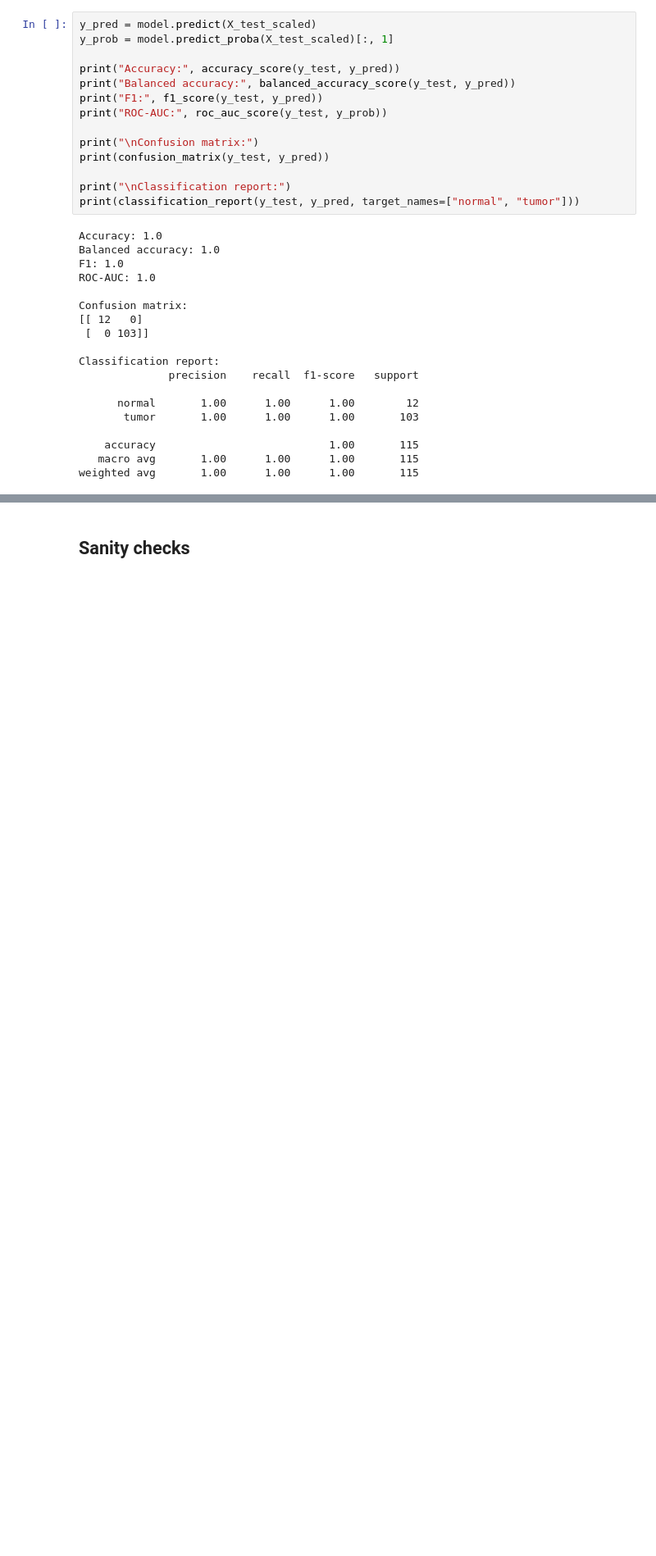
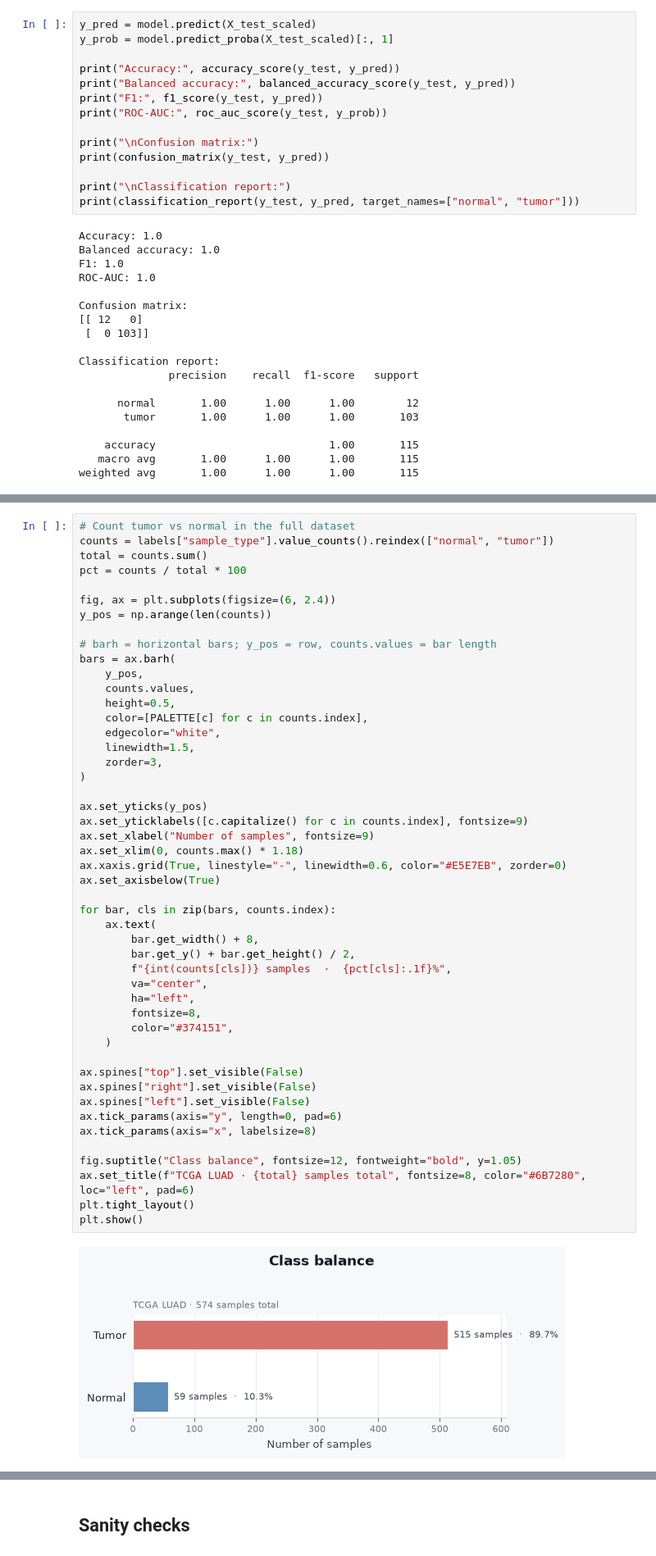
Before and after one commit to aditya-git16/cancer-lab, a Jupyter notebook: notebooks/03_baseline_model.ipynb, the cells around one changed output, grey strips where cells are left out. Shown at 82% size. Drawn from its saved outputs; the diff is of its cells as text; blank space fills up the shorter version.

Commit message:
update visualisations

```diff
--- a/notebooks/03_baseline_model.ipynb
+++ b/notebooks/03_baseline_model.ipynb
@@ -335,0 +181,50 @@ plt.show()
+# %%
+# Count tumor vs normal in the full dataset
+counts = labels["sample_type"].value_counts().reindex(["normal", "tumor"])
+total = counts.sum()
+pct = counts / total * 100
+
+fig, ax = plt.subplots(figsize=(6, 2.4))
+y_pos = np.arange(len(counts))
+
+# barh = horizontal bars; y_pos = row, counts.values = bar length
+bars = ax.barh(
+    y_pos,
+    counts.values,
+    height=0.5,
+    color=[PALETTE[c] for c in counts.index],
+    edgecolor="white",
+    linewidth=1.5,
+    zorder=3,
+)
+
+ax.set_yticks(y_pos)
+ax.set_yticklabels([c.capitalize() for c in counts.index], fontsize=9)
+ax.set_xlabel("Number of samples", fontsize=9)
+ax.set_xlim(0, counts.max() * 1.18)
+ax.xaxis.grid(True, linestyle="-", linewidth=0.6, color="#E5E7EB", zorder=0)
+ax.set_axisbelow(True)
+
+for bar, cls in zip(bars, counts.index):
+    ax.text(
+        bar.get_width() + 8,
+        bar.get_y() + bar.get_height() / 2,
+        f"{int(counts[cls])} samples  ·  {pct[cls]:.1f}%",
+        va="center",
+        ha="left",
+        fontsize=8,
+        color="#374151",
+    )
+
+ax.spines["top"].set_visible(False)
+ax.spines["right"].set_visible(False)
+ax.spines["left"].set_visible(False)
+ax.tick_params(axis="y", length=0, pad=6)
+ax.tick_params(axis="x", labelsize=8)
+
+fig.suptitle("Class balance", fontsize=12, fontweight="bold", y=1.05)
+ax.set_title(f"TCGA LUAD · {total} samples total", fontsize=8, color="#6B7280", loc="left", pad=6)
+plt.tight_layout()
+plt.show()
+# %% [output]
+[figure, added]
```
Also changed, not shown: parts of 20 cells of this notebook.
